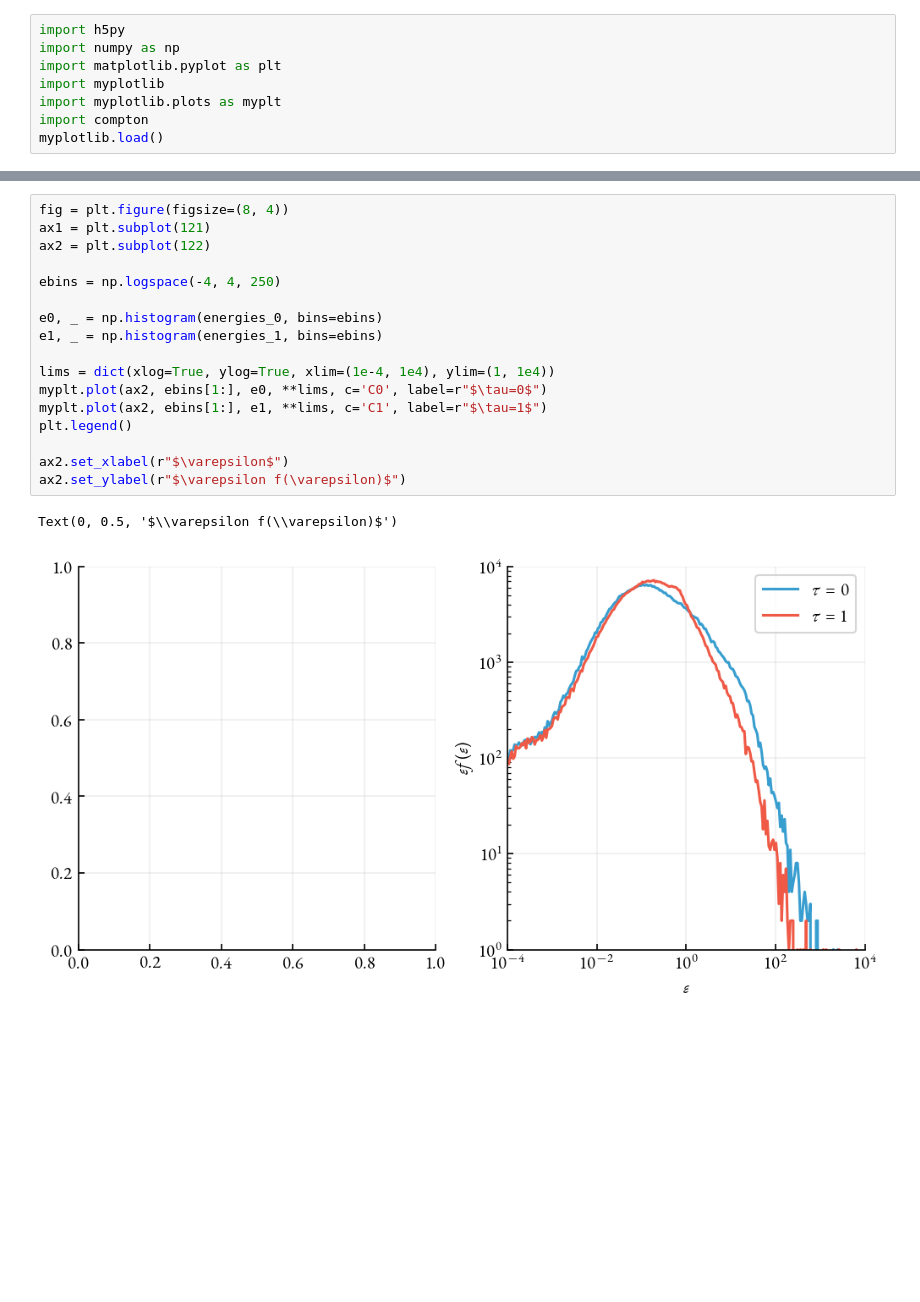
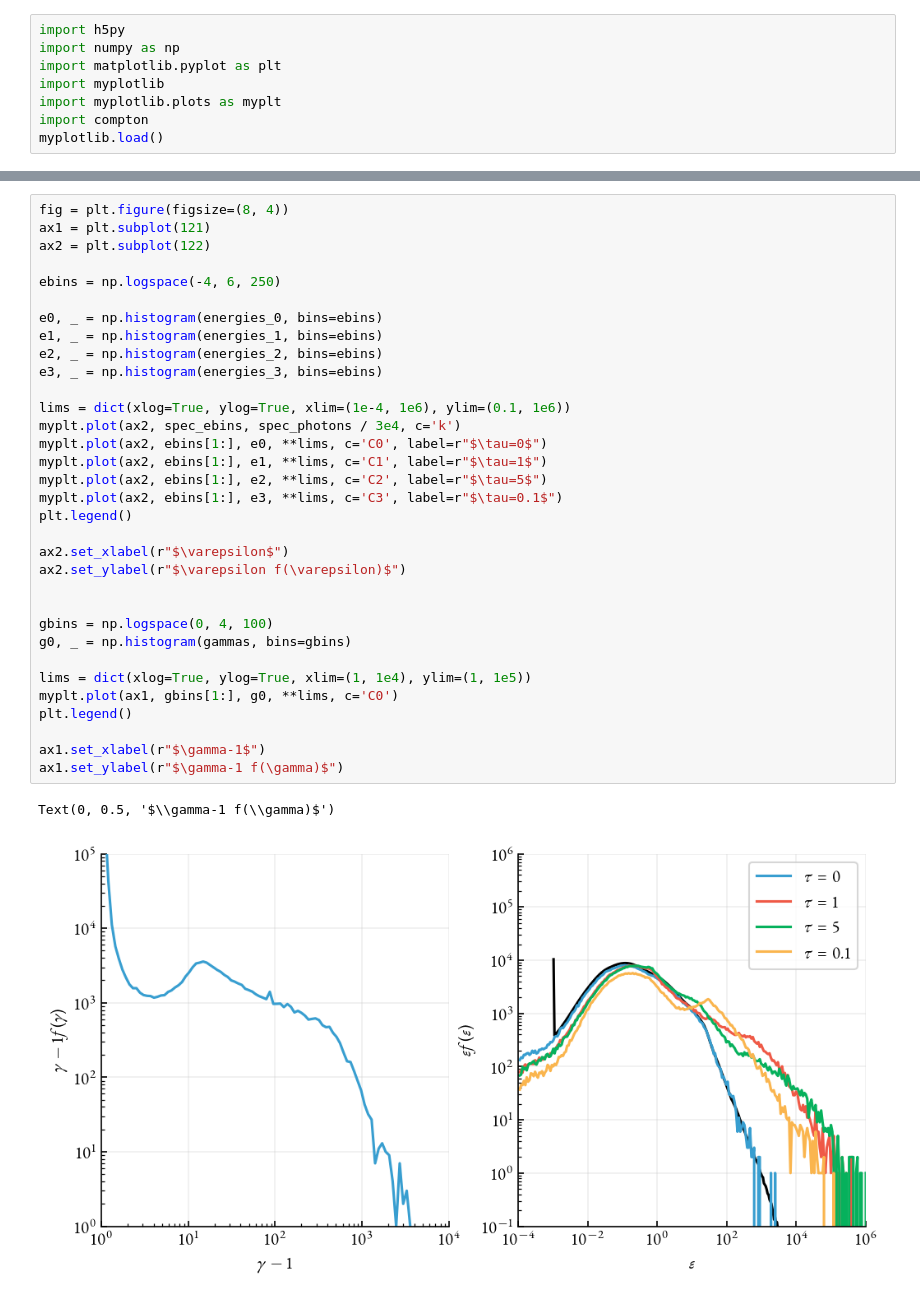
Before and after one commit to haykh/ragnar, a Jupyter notebook: vis/ssc_demo.ipynb, the cells around one changed output, grey strips where cells are left out. Saved outputs shown, nothing was run; the diff lists cells and outputs as text; blank space fills up the shorter version.

```diff
--- a/vis/ssc_demo.ipynb
+++ b/vis/ssc_demo.ipynb
@@ -18,20 +37,36 @@ with h5py.File("../build/ssc1.h5", "r") as f:
 # %%
 fig = plt.figure(figsize=(8, 4))
 ax1 = plt.subplot(121)
 ax2 = plt.subplot(122)
 
-ebins = np.logspace(-4, 4, 250)
+ebins = np.logspace(-4, 6, 250)
 
 e0, _ = np.histogram(energies_0, bins=ebins)
 e1, _ = np.histogram(energies_1, bins=ebins)
+e2, _ = np.histogram(energies_2, bins=ebins)
+e3, _ = np.histogram(energies_3, bins=ebins)
 
-lims = dict(xlog=True, ylog=True, xlim=(1e-4, 1e4), ylim=(1, 1e4))
+lims = dict(xlog=True, ylog=True, xlim=(1e-4, 1e6), ylim=(0.1, 1e6))
+myplt.plot(ax2, spec_ebins, spec_photons / 3e4, c='k')
 myplt.plot(ax2, ebins[1:], e0, **lims, c='C0', label=r"$\tau=0$")
 myplt.plot(ax2, ebins[1:], e1, **lims, c='C1', label=r"$\tau=1$")
+myplt.plot(ax2, ebins[1:], e2, **lims, c='C2', label=r"$\tau=5$")
+myplt.plot(ax2, ebins[1:], e3, **lims, c='C3', label=r"$\tau=0.1$")
 plt.legend()
 
 ax2.set_xlabel(r"$\varepsilon$")
 ax2.set_ylabel(r"$\varepsilon f(\varepsilon)$")
+
+
+gbins = np.logspace(0, 4, 100)
+g0, _ = np.histogram(gammas, bins=gbins)
+
+lims = dict(xlog=True, ylog=True, xlim=(1, 1e4), ylim=(1, 1e5))
+myplt.plot(ax1, gbins[1:], g0, **lims, c='C0')
+plt.legend()
+
+ax1.set_xlabel(r"$\gamma-1$")
+ax1.set_ylabel(r"$\gamma-1 f(\gamma)$")
 # %% [output]
-Text(0, 0.5, '$\\varepsilon f(\\varepsilon)$')
+Text(0, 0.5, '$\\gamma-1 f(\\gamma)$')
-[figure, old version]
+[figure, new version]
```
Also changed, not shown: parts of 3 cells of this notebook, 2 other files.
